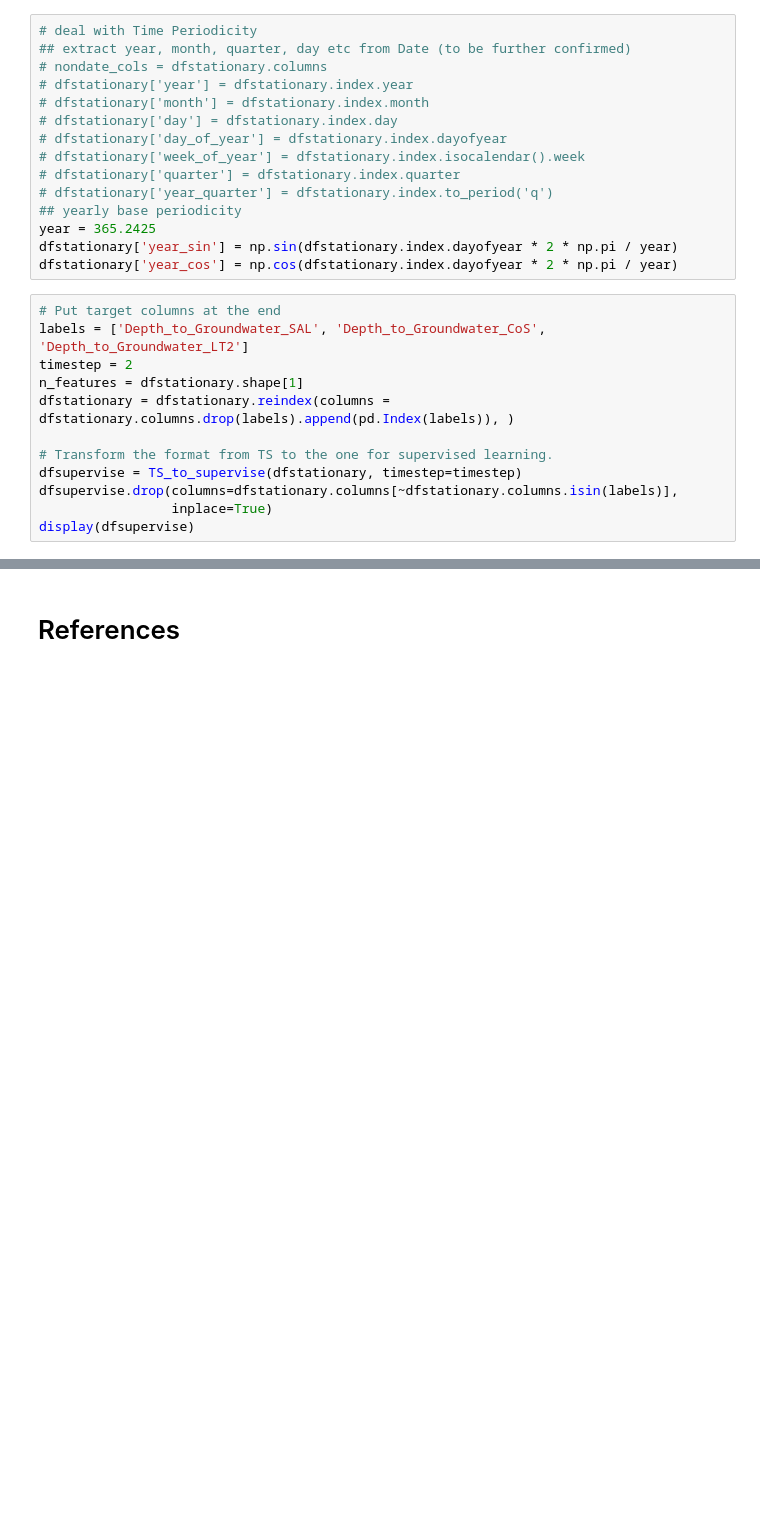
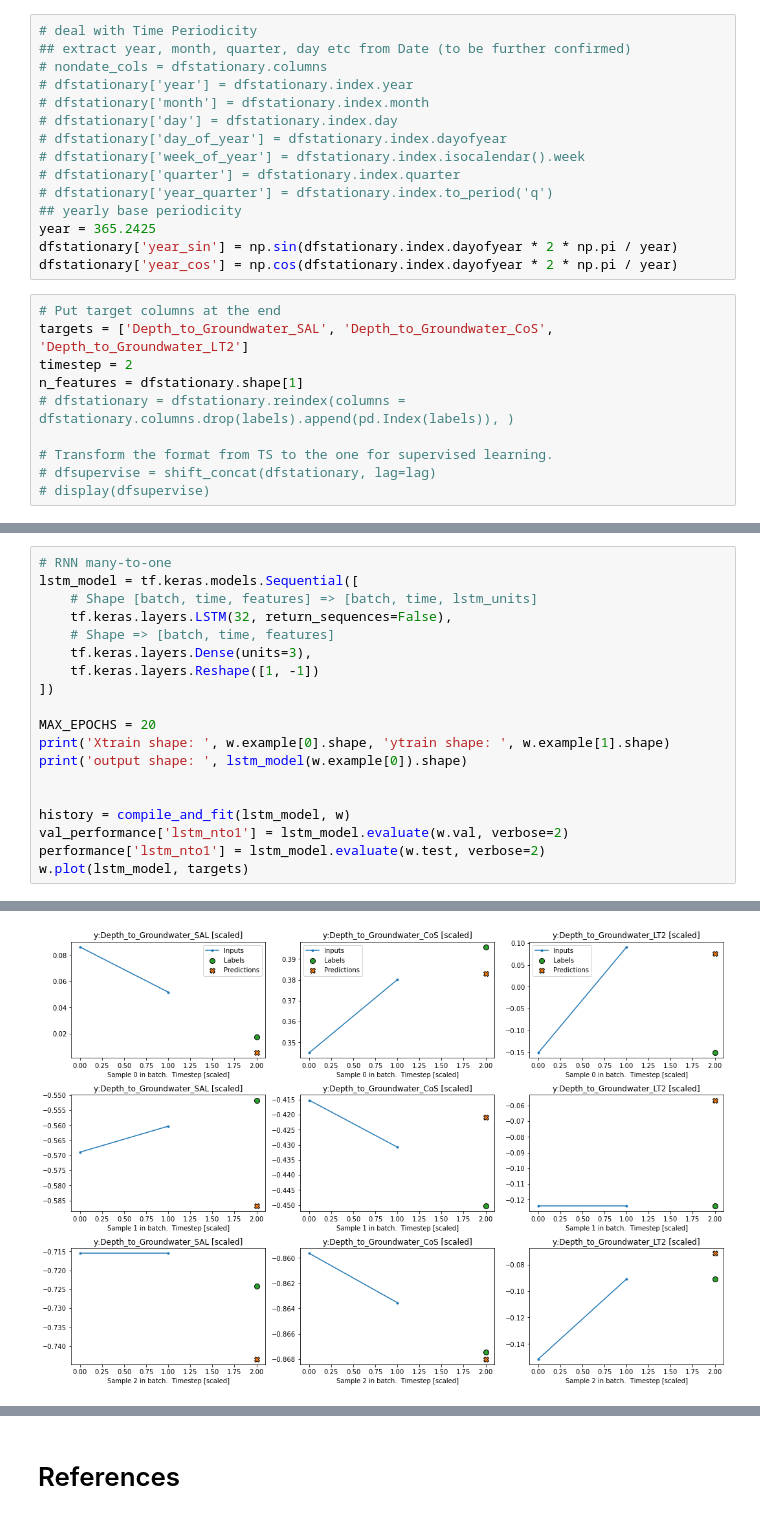
Before and after one commit to wkCircle/Acea-Smart-Water-Analytics, a Jupyter notebook: mannheim-smart-water-prediction.ipynb, the cells around one changed output, grey strips where cells are left out. Saved outputs shown, nothing was run; the diff lists cells and outputs as text; blank space fills up the shorter version.

```diff
--- a/mannheim-smart-water-prediction.ipynb
+++ b/mannheim-smart-water-prediction.ipynb
@@ -484,13 +567,11 @@ dfstationary['year_sin'] = np.sin(dfstationary.index.dayofyear * 2 * np.pi / yea
 dfstationary['year_cos'] = np.cos(dfstationary.index.dayofyear * 2 * np.pi / year)
 # %%
 # Put target columns at the end
-labels = ['Depth_to_Groundwater_SAL', 'Depth_to_Groundwater_CoS', 'Depth_to_Groundwater_LT2']
+targets = ['Depth_to_Groundwater_SAL', 'Depth_to_Groundwater_CoS', 'Depth_to_Groundwater_LT2']
 timestep = 2
 n_features = dfstationary.shape[1]
-dfstationary = dfstationary.reindex(columns = dfstationary.columns.drop(labels).append(pd.Index(labels)), )
+# dfstationary = dfstationary.reindex(columns = dfstationary.columns.drop(labels).append(pd.Index(labels)), )
 
 # Transform the format from TS to the one for supervised learning.
-dfsupervise = TS_to_supervise(dfstationary, timestep=timestep)
-dfsupervise.drop(columns=dfstationary.columns[~dfstationary.columns.isin(labels)],
-                 inplace=True)
-display(dfsupervise)
+# dfsupervise = shift_concat(dfstationary, lag=lag)
+# display(dfsupervise)
@@ -543,0 +745,20 @@ Shapes: X_train(1540, 2, 26), y_train(1540, 1, 3), X_val(386, 2, 26), y_val(386,
+# %%
+# RNN many-to-one
+lstm_model = tf.keras.models.Sequential([
+    # Shape [batch, time, features] => [batch, time, lstm_units]
+    tf.keras.layers.LSTM(32, return_sequences=False),
+    # Shape => [batch, time, features]
+    tf.keras.layers.Dense(units=3),
+    tf.keras.layers.Reshape([1, -1])
+])
+
+MAX_EPOCHS = 20
+print('Xtrain shape: ', w.example[0].shape, 'ytrain shape: ', w.example[1].shape)
+print('output shape: ', lstm_model(w.example[0]).shape)
+
+
+history = compile_and_fit(lstm_model, w)
+val_performance['lstm_nto1'] = lstm_model.evaluate(w.val, verbose=2)
+performance['lstm_nto1'] = lstm_model.evaluate(w.test, verbose=2)
+w.plot(lstm_model, targets)
+# %% [output]
@@ -543,0 +782 @@ Shapes: X_train(1540, 2, 26), y_train(1540, 1, 3), X_val(386, 2, 26), y_val(386,
+[figure, added]
```
Also changed, not shown: parts of 25 cells of this notebook.
